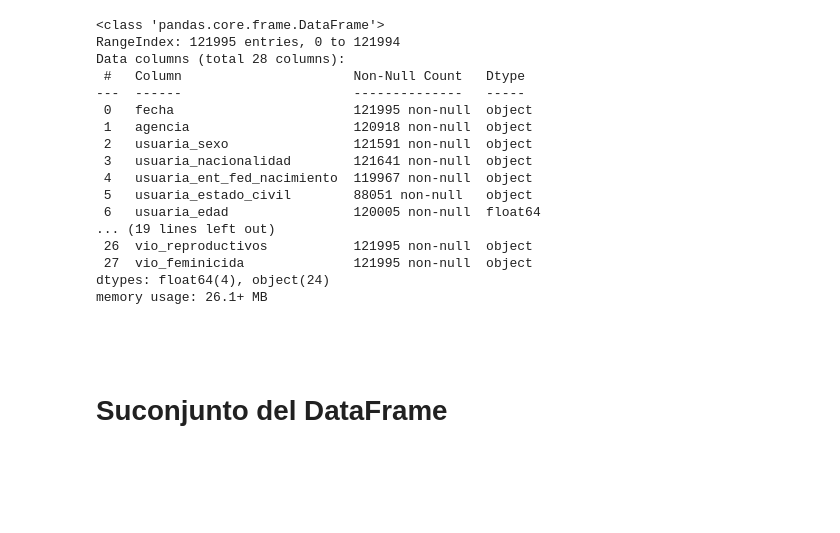
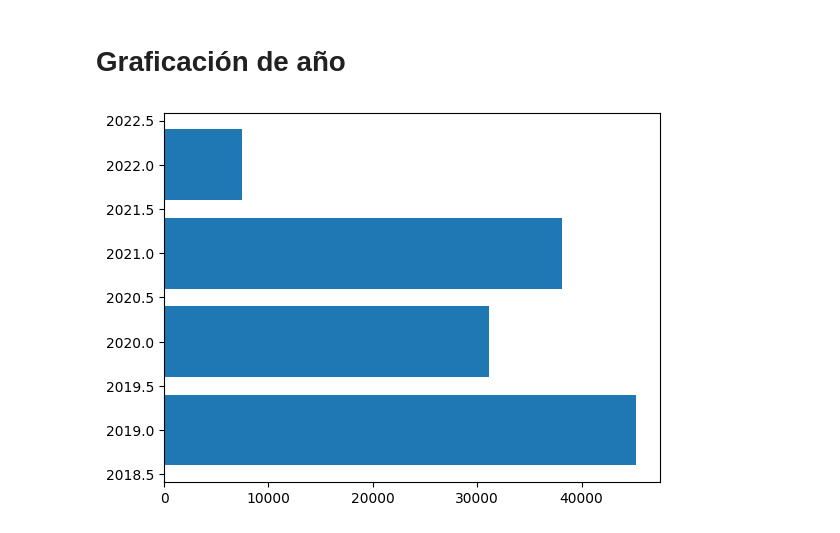
Before and after one commit to AntoMed7/Laboratorio_102, a Jupyter notebook: Luis_Antonio_Medina_Franco.ipynb, the cells around one changed output. Cells and saved outputs as stored; diff of their text form; code cells hidden in the pictures; blank space fills up the shorter version.

```diff
--- a/Luis_Antonio_Medina_Franco.ipynb
+++ b/Luis_Antonio_Medina_Franco.ipynb
@@ -22,37 +52,23 @@ print(registros)
+# %% [markdown]
+# Graficación de año
 # %%
-# Importar libreria pandas
+#Importar librería pandas y matplotlib
 import pandas as pd
+import matplotlib.pyplot as plt
 
-# Obtener url de archivo csv
-path= "/content/drive/MyDrive/Conjunto de Datos/atenciones_abogadas_de_las_mujeres.csv"
+#Obtener urrlde arrchivo csv
+path = "/content/drive/MyDrive/Conjunto de Datos/atenciones_abogadas_de_las_mujeres - atenciones_abogadas_de_las_mujeres (2).csv"
 
-# Leer el CSV
-df= pd.read_csv(path)
-'''
-La funcion info() devuelve informacion sobre el dataframe,
-como el numero de filas, el numero de columnas y el tipo de
-datos de cada columna.
-'''
-df.info()
+#Leer el csv
+df = pd.read_csv(path)
+
+#Obtener el conteo de cada categoría
+conteo = df["año"].value_counts()
+
+#Crear el diagrama de barras
+plt.barh (conteo.index, conteo)
+
+#Graficar
+plt.show()
 # %% [output]
-<class 'pandas.core.frame.DataFrame'>
-RangeIndex: 121995 entries, 0 to 121994
-Data columns (total 28 columns):
- #   Column                      Non-Null Count   Dtype
----  ------                      --------------   -----
- 0   fecha                       121995 non-null  object
- 1   agencia                     120918 non-null  object
- 2   usuaria_sexo                121591 non-null  object
- 3   usuaria_nacionalidad        121641 non-null  object
- 4   usuaria_ent_fed_nacimiento  119967 non-null  object
- 5   usuaria_estado_civil        88051 non-null   object
- 6   usuaria_edad                120005 non-null  float64
-... (19 lines left out)
- 26  vio_reproductivos           121995 non-null  object
- 27  vio_feminicida              121995 non-null  object
-dtypes: float64(4), object(24)
-memory usage: 26.1+ MB
+[figure, added]
-# %% [markdown]
-#
-# %% [markdown]
-# Suconjunto del DataFrame
```
Also changed, not shown: parts of 14 cells of this notebook.
